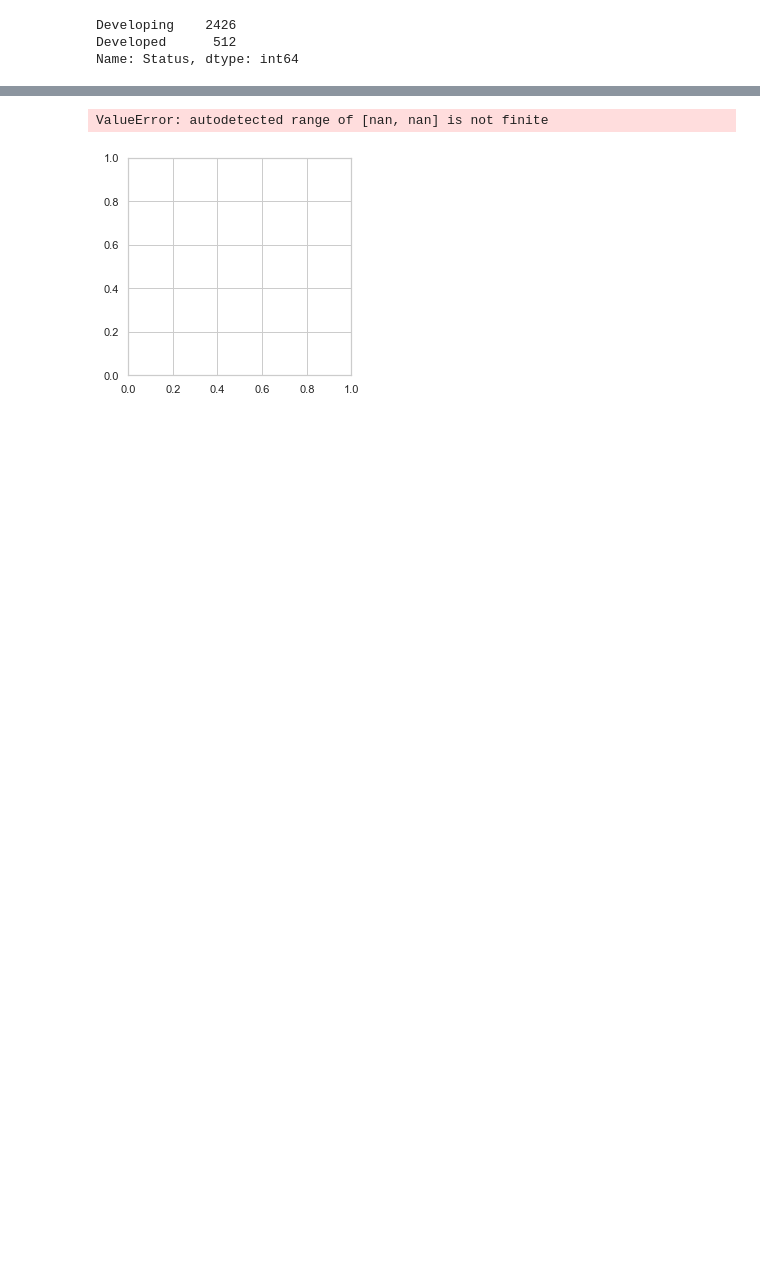
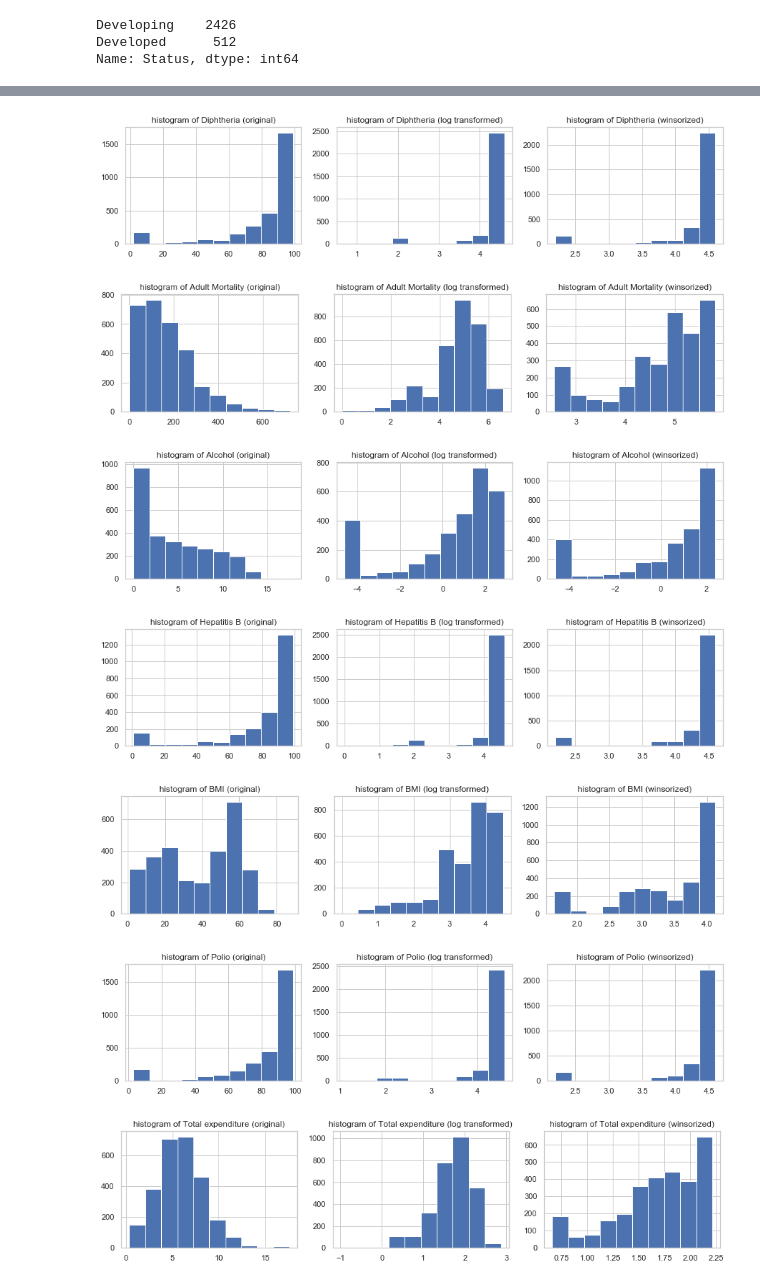
Before and after one commit to rajinigurijala/Thinkful, a Jupyter notebook: ModelPrepChallenge10.ipynb, the cells around one changed output, grey strips where cells are left out. Cells and saved outputs as stored; diff of their text form; code cells hidden in the pictures; blank space fills up the shorter version.

```diff
--- a/ModelPrepChallenge10.ipynb
+++ b/ModelPrepChallenge10.ipynb
@@ -316,9 +377,11 @@ lifeexpectancy_df['Income composition of resources'] = [np.log(x) for x in lifee
-# %%
-plt.figure(figsize=(4,4))
-
-plt.hist(lifeexpectancy_df['Income composition of resources'])
-
-plt.show()
-# %% [output]
-ValueError: autodetected range of [nan, nan] is not finite
-[figure, removed]
+# %%
+for col in cols:
+        visualize_outliers(lifeexpectancy_df_orig, lifeexpectancy_df, col)
+# %% [output]
+[figure, added]
+[figure, added]
+[figure, added]
+[figure, added]
+[figure, added]
+[figure, added]
+[figure, added]
```
Also changed, not shown: parts of 52 cells of this notebook.
